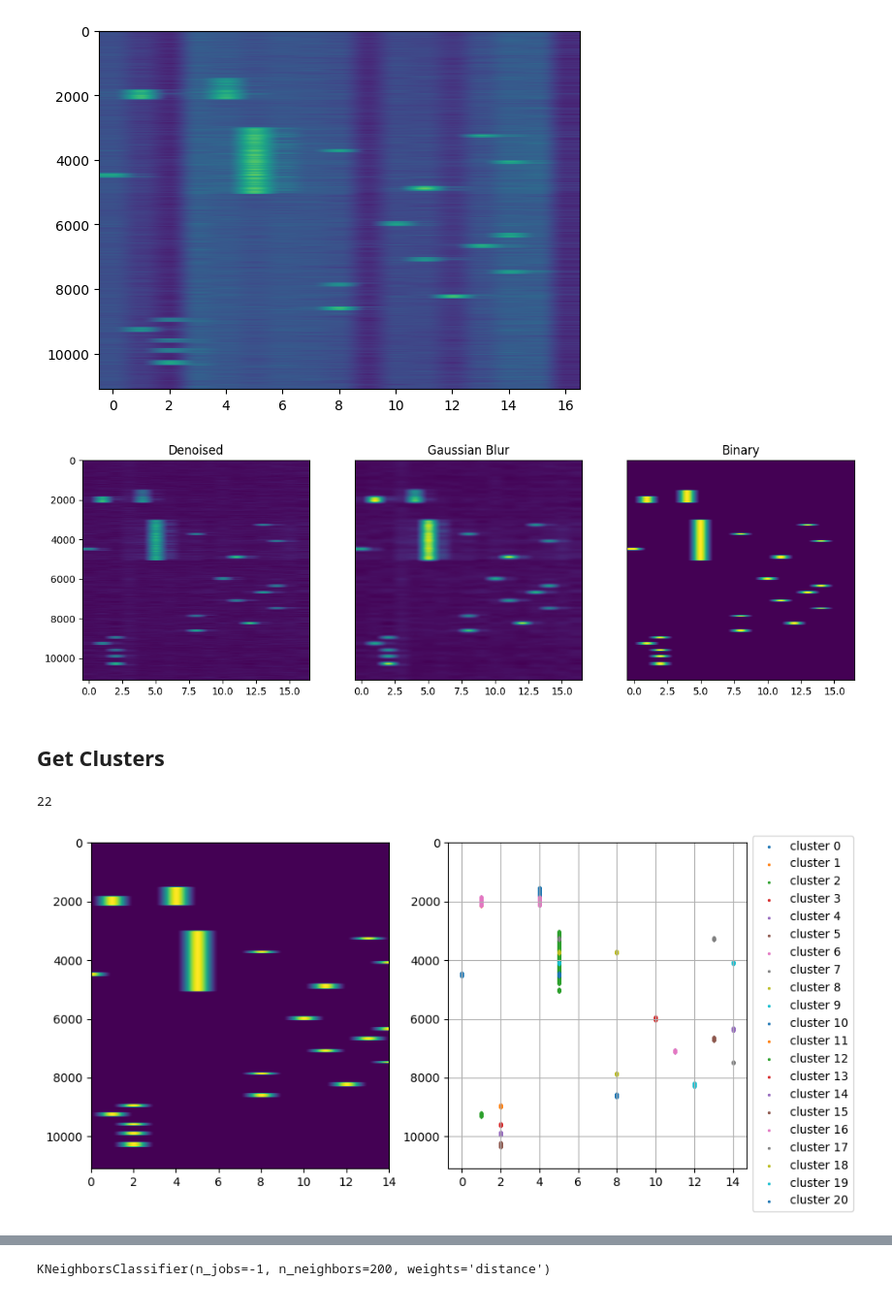
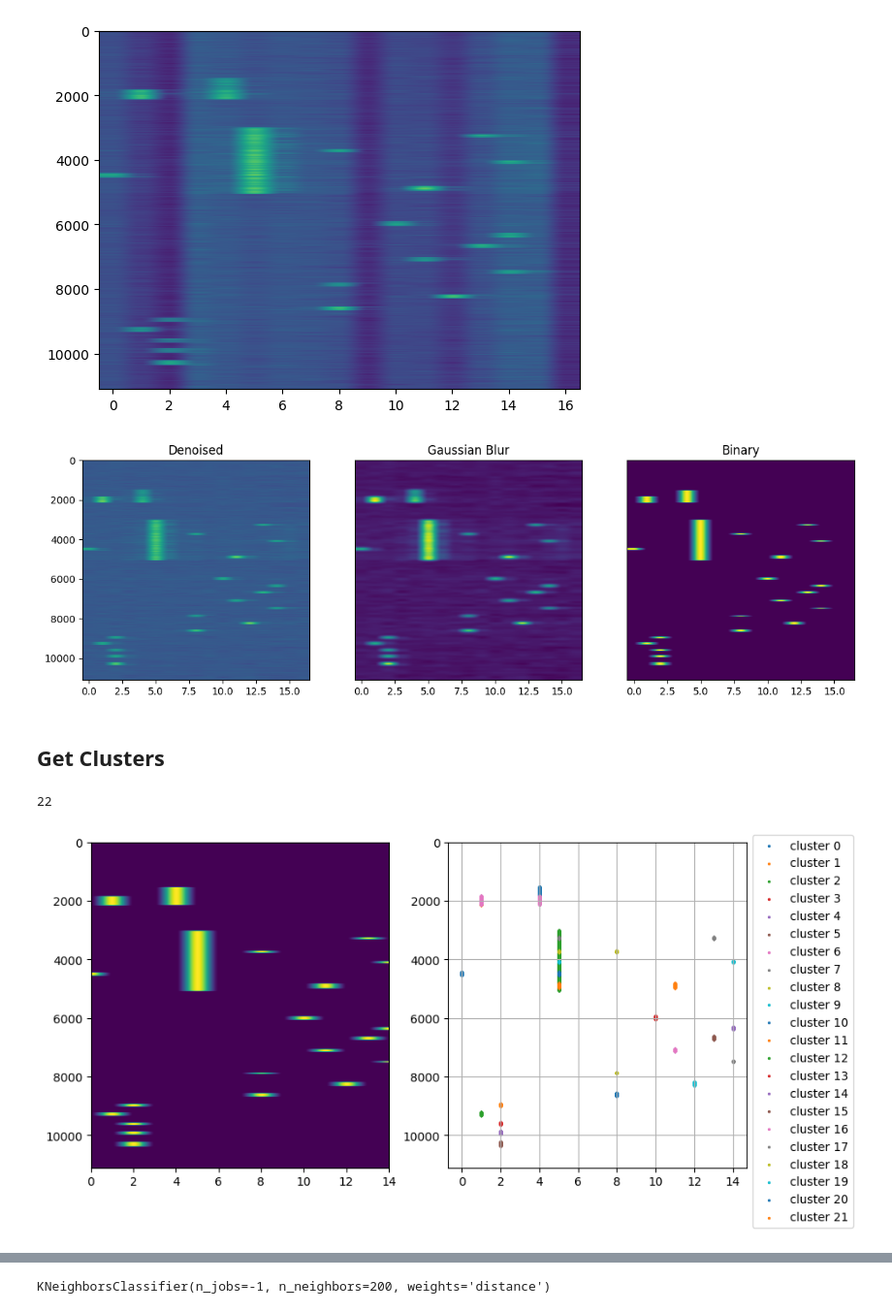
Before and after one commit to Craizox/hackathon, a Jupyter notebook: Hackathon.ipynb, the cells around one changed output, grey strips where cells are left out. Shown at 97% size. Saved outputs shown, nothing was run; the diff lists cells and outputs as text; code cells hidden in the pictures.

```diff
--- a/Hackathon.ipynb
+++ b/Hackathon.ipynb
@@ -114,9 +116,12 @@ Ouverture du fichier de pics Hackaton/data/pics_LOGINMDP.bin
 <matplotlib.image.AxesImage at 0x...>
 [figure]
 # %%
-original_signal = (np.array(pics_login) - noise).clip(min=0)
+##### le clip n'as pas de sense pour moi, c est non justifié
+original_signal = (np.array(pics_login) - noise)
 gf = gaussian_filter1d(original_signal, 40, 0)
-binary = (gf > 0.5).astype(int)
+
+##### utilise otsu pour éviter d avoir des magic number
+binary = (gf > threshold_otsu(original_signal)).astype(int)
 fig, axs = plt.subplots(1, 3, figsize=(14, 4))
 i = 0
 for ax, interp in zip(axs, [('Denoised', original_signal), ('Gaussian Blur', gf), ('Binary', binary)]):
@@ -126,60 +131,73 @@ for ax, interp in zip(axs, [('Denoised', original_signal), ('Gaussian Blur', gf)
         ax.get_yaxis().set_visible(False)
     i = 1
 # %% [output]
-[figure, old version]
+[figure, new version]
 # %% [markdown]
 ## Get Clusters
 # %%
 from scipy.ndimage import measurements
 
+# regroup closed pics in groups
 lw, num = measurements.label(binary, structure=[[0,1,0],
                                                 [0,1,0],
                                                 [0,1,0]])
+
+# group combination of keys pressed in different groups
+# even if a keys was previously pressed
 prev = []
 for i in range(lw.shape[0]):
-    if np.count_nonzero(lw[i]) > 1:
+    # if multiple keys pressed
+    if np.count_nonzero(lw[i]) >= 1:
         cur = []
+        # get pressed keys
         for j in range(lw.shape[1]):
             if lw[i][j] != 0:
                 cur.append(j)
+        # if not the same keys pressed
         if cur != prev:
             num += 1
             prev = cur
+        # change number of group
         for j in range(lw.shape[1]):
             if lw[i][j] != 0:
                 lw[i][j] = num
+    # not multiple key pressed
+    else:
+        prev = []
+
 
 clusters = []
 nb = 0
 for i in range(1, num + 1):
     line, col = np.where(lw == i)
     if line.shape[0] != 0:
         clusters.append((line[0], line[-1]))
         nb += 1
+
 clusters.sort()
 fig, axs = plt.subplots(1, 2, figsize=(10, 5))
 axs[0].imshow(binary,  aspect="auto")
 axs[0].set_xlim((0, 14))
 colors = plt.rcParams['axes.prop_cycle'].by_key()['color']
 color = 0
 print(nb)
-for k in range(1, np.max(lw)):
+for k in range(1, np.max(lw) + 1):
     scatter = []
     for i in range(lw.shape[0]):
         for j in range(lw.shape[1]):
             if lw[i][j] == k:
                 scatter.append([i, j])
     if scatter != []:
         temp = np.array(scatter)
         axs[1].scatter(temp[:, 1], temp[:, 0], s=2, c=colors[color % len(colors)], label="cluster " + str(color))
         color += 1
 axs[1].legend(loc="upper left", bbox_to_anchor=(1, 1.04))
 axs[1].grid(True)
 axs[1].set_ylim((0, lw.shape[0]))
 axs[1].invert_yaxis()
 # %% [output]
 22
-[figure, old version]
+[figure, new version]
 # %%
 for c in clusters:
     print(c)
```
Also changed, not shown: parts of 8 cells of this notebook.
